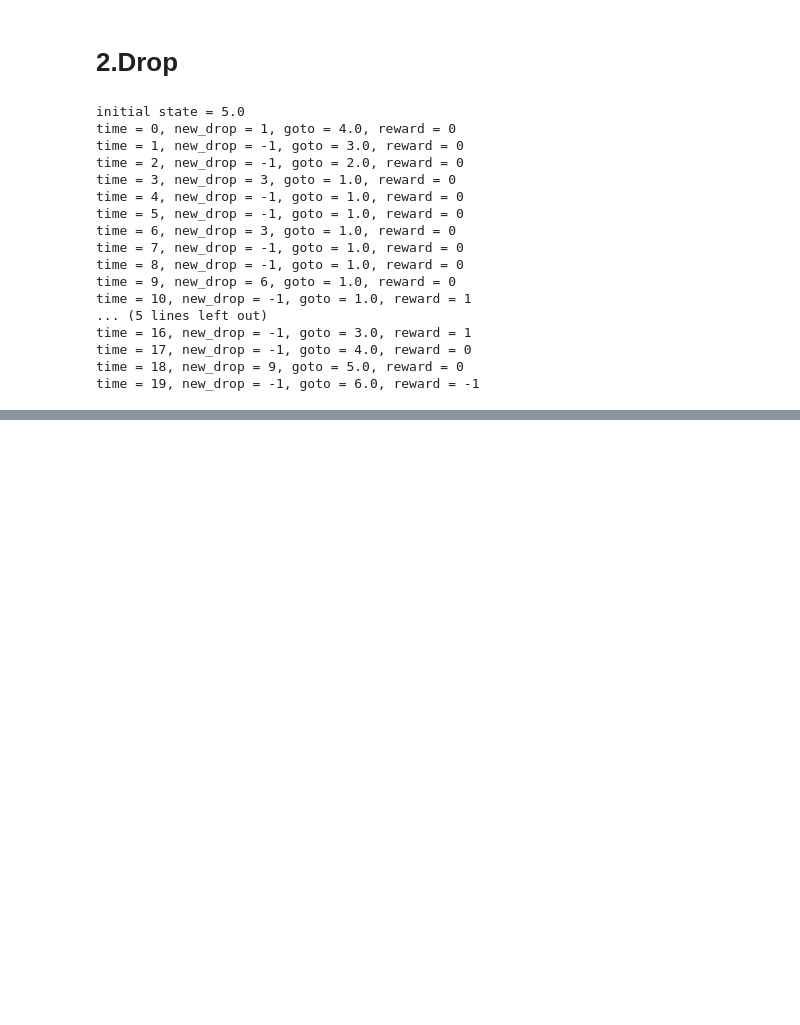
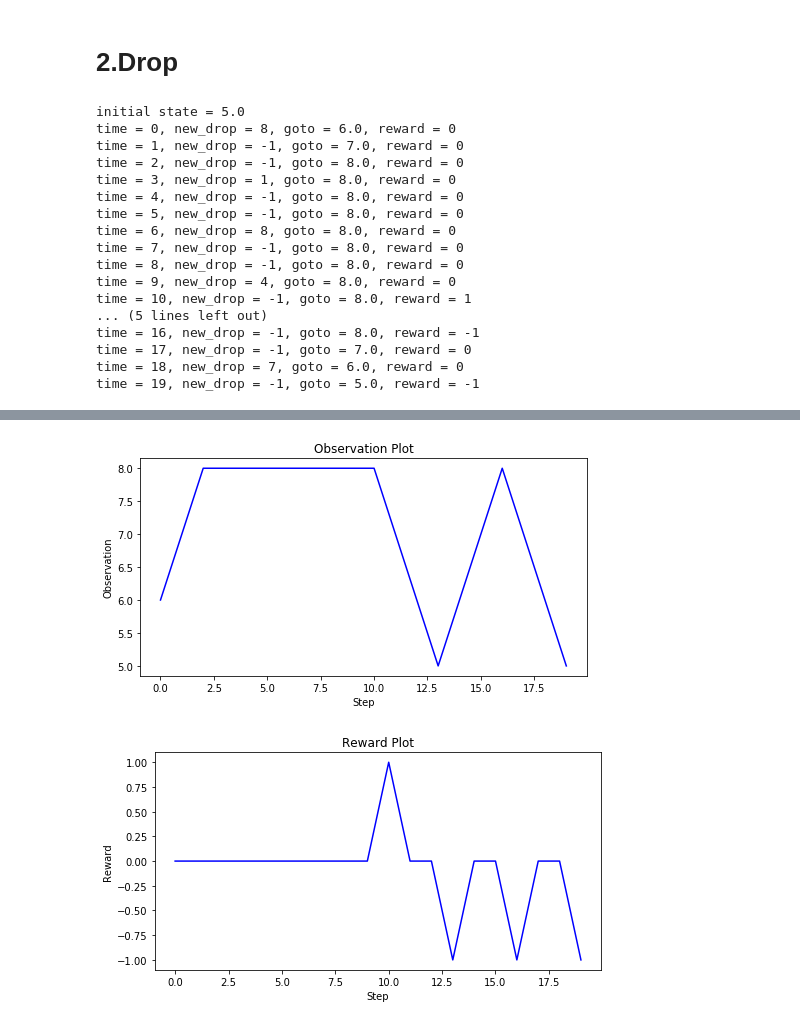
Before and after one commit to alex-faustino/rl-sandbox, a Jupyter notebook: homework/hw1/hw1_yuanz4_yuc5/result.ipynb, the cells around one changed output, grey strips where cells are left out. Saved outputs shown, nothing was run; the diff lists cells and outputs as text; code cells hidden in the pictures; blank space fills up the shorter version.

```diff
--- a/homework/hw1/hw1_yuanz4_yuc5/result.ipynb
+++ b/homework/hw1/hw1_yuanz4_yuc5/result.ipynb
@@ -50,33 +71,54 @@ env = gym.make('Drop-v0')
 env = env.unwrapped
 observation = env.reset()
 print('initial state =', observation)
+x = []
+y_observation = []
+y_reward = []
 for t in range(20):
-#     env.render('human')
     action = env.new_drop(3)
     observation, reward, done, info = env.step(action)
-#     time.sleep(0.5)
+    x.append(t)
+    y_observation.append(observation)
+    y_reward.append(reward)
     print('time = {}, new_drop = {}, goto = {}, reward = {}'.format(
         t, action, observation, reward))
 # %% [output]
 initial state = 5.0
-time = 0, new_drop = 1, goto = 4.0, reward = 0
-time = 1, new_drop = -1, goto = 3.0, reward = 0
-time = 2, new_drop = -1, goto = 2.0, reward = 0
-time = 3, new_drop = 3, goto = 1.0, reward = 0
-time = 4, new_drop = -1, goto = 1.0, reward = 0
-time = 5, new_drop = -1, goto = 1.0, reward = 0
-time = 6, new_drop = 3, goto = 1.0, reward = 0
-time = 7, new_drop = -1, goto = 1.0, reward = 0
-time = 8, new_drop = -1, goto = 1.0, reward = 0
-time = 9, new_drop = 6, goto = 1.0, reward = 0
-time = 10, new_drop = -1, goto = 1.0, reward = 1
+time = 0, new_drop = 8, goto = 6.0, reward = 0
+time = 1, new_drop = -1, goto = 7.0, reward = 0
+time = 2, new_drop = -1, goto = 8.0, reward = 0
+time = 3, new_drop = 1, goto = 8.0, reward = 0
+time = 4, new_drop = -1, goto = 8.0, reward = 0
+time = 5, new_drop = -1, goto = 8.0, reward = 0
+time = 6, new_drop = 8, goto = 8.0, reward = 0
+time = 7, new_drop = -1, goto = 8.0, reward = 0
+time = 8, new_drop = -1, goto = 8.0, reward = 0
+time = 9, new_drop = 4, goto = 8.0, reward = 0
+time = 10, new_drop = -1, goto = 8.0, reward = 1
 ... (5 lines left out)
-time = 16, new_drop = -1, goto = 3.0, reward = 1
-time = 17, new_drop = -1, goto = 4.0, reward = 0
-time = 18, new_drop = 9, goto = 5.0, reward = 0
-time = 19, new_drop = -1, goto = 6.0, reward = -1
+time = 16, new_drop = -1, goto = 8.0, reward = -1
+time = 17, new_drop = -1, goto = 7.0, reward = 0
+time = 18, new_drop = 7, goto = 6.0, reward = 0
+time = 19, new_drop = -1, goto = 5.0, reward = -1
 # %% [markdown]
 ### Example Trajectories
 <img align="left" src="img/d_1.PNG" width="45%">
 
 <img align="right" src="img/d_2.PNG" width="45%">
+# %%
+plt.figure(figsize=(8,4))
+plt.plot(x,y_observation,"b")
+plt.title("Observation Plot")
+plt.xlabel("Step")
+plt.ylabel("Observation")
+plt.show()
+
+plt.figure(figsize=(8,4))
+plt.plot(x,y_reward,"b")
+plt.title("Reward Plot")
+plt.xlabel("Step")
+plt.ylabel("Reward")
+plt.show()
+# %% [output]
+[figure, added]
+[figure, added]
```
Also changed, not shown: parts of 3 cells of this notebook.
